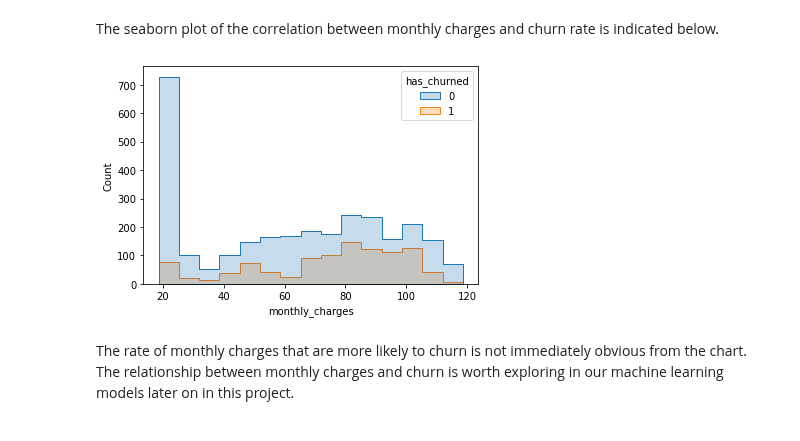
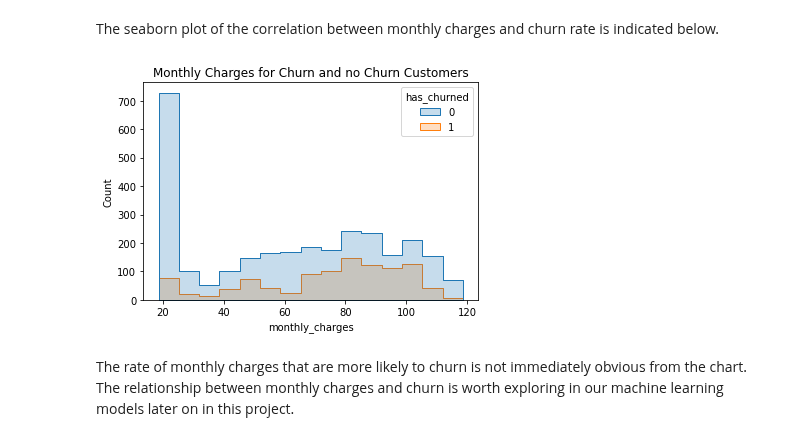
Before and after one commit to malachi-hale/Telco-project, a Jupyter notebook: Final project.ipynb, the cells around one changed output. Saved outputs shown, nothing was run; the diff lists cells and outputs as text; code cells hidden in the pictures.

```diff
--- a/Final project.ipynb
+++ b/Final project.ipynb
@@ -463,9 +554,9 @@ The seaborn plot of the correlation between monthly charges and churn rate is in
 # %%
 churn_by_monthly_charges = sns.histplot(
     x=train.monthly_charges, hue=train.has_churned, element = 'step'
-)
+).set(title="Monthly Charges for Churn and no Churn Customers")
 # %% [output]
-[figure, old version]
+[figure, new version]
 # %% [markdown]
 The rate of monthly charges that are more likely to churn is not immediately obvious from the chart. The relationship between monthly charges and churn is worth exploring in our machine learning models later on in this project.
 # %% [markdown]
```
Also changed, not shown: parts of 31 cells of this notebook, 1 other file.
